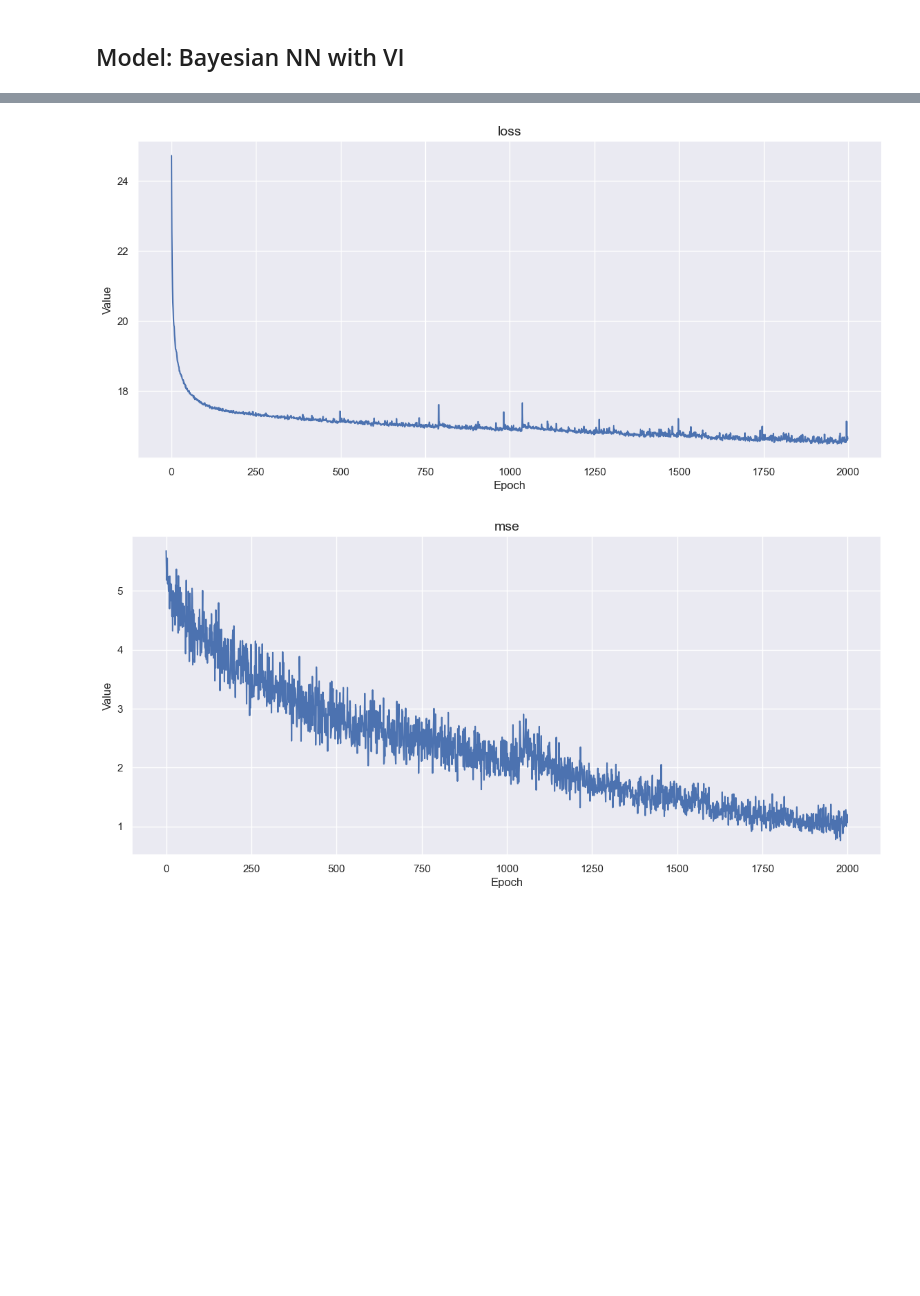
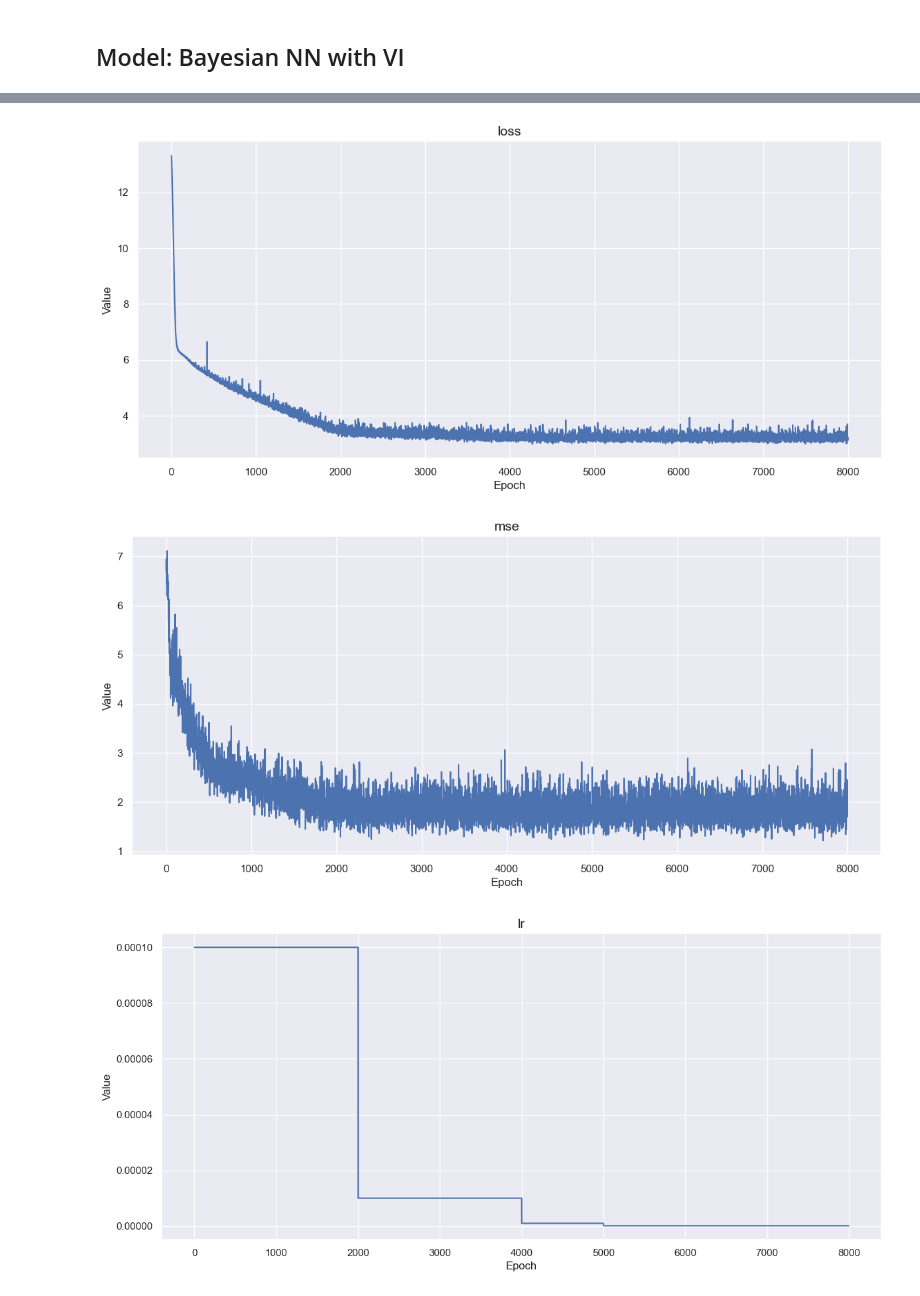
Before and after one commit to emanuele-moscato/bayesian-explorations, a Jupyter notebook: notebooks/regression_techniques_review.ipynb, the cells around one changed output, grey strips where cells are left out. Cells and saved outputs as stored; diff of their text form; code cells hidden in the pictures; blank space fills up the shorter version.

```diff
--- a/notebooks/regression_techniques_review.ipynb
+++ b/notebooks/regression_techniques_review.ipynb
@@ -196,16 +207,13 @@ INFO:tensorflow:Assets written to: ../models/regression_review_probabilistic_mod
 # %% [markdown]
 ## Model: Bayesian NN with VI
 # %%
-from tfp_utilities import get_divergence_fn
-
-
-divergence_fn = get_divergence_fn(norm_factor=x.shape[0])
+divergence_fn = get_divergence_fn(norm_factor=5. * x.shape[0])
 # %%
 model_bayesian_vi = tf.keras.Sequential([
     BatchNormalization(),
     tfp.layers.DenseLocalReparameterization(units=40, activation='relu', kernel_divergence_fn=divergence_fn),
-    BatchNormalization(),
     tfp.layers.DenseLocalReparameterization(units=40, activation='relu', kernel_divergence_fn=divergence_fn),
+    tfp.layers.DenseLocalReparameterization(units=20, activation=None, kernel_divergence_fn=divergence_fn),
     tfp.layers.DenseLocalReparameterization(units=2, kernel_divergence_fn=divergence_fn),
     tfp.layers.DistributionLambda(
         lambda t: tfd.Independent(
@@ -217,9 +225,9 @@ model_bayesian_vi = tf.keras.Sequential([
 
 history_bayesian_vi_full = {}
 # %%
-learning_rate = 1e-3
+learning_rate = 1e-4
 
-optimizer_bayesian_vi = tf.keras.optimizers.SGD(learning_rate=learning_rate, momentum=False)
+optimizer_bayesian_vi = tf.keras.optimizers.Adam(learning_rate=learning_rate)
 
 model_bayesian_vi.compile(
     optimizer=optimizer_bayesian_vi,
@@ -255,13 +263,18 @@ _________________________________________________________________
+# %%
+lr_schedule = tf.keras.optimizers.schedules.PiecewiseConstantDecay(
+    boundaries=[2000, 4000, 5000],
+    values=[1e-4, 1e-5, 1e-6, 1e-7]
+)
 # %%
-epochs = 1000
+epochs = 8000
 
 history_bayesian_vi = model_bayesian_vi.fit(
     x=x,
     y=y,
     epochs=epochs,
-    callbacks=[NEpochsLogger(5)],
+    callbacks=[NEpochsLogger(50), tf.keras.callbacks.LearningRateScheduler(lr_schedule)],
     verbose=0,
-    batch_size=128
+    batch_size=None
 )
 
 history_bayesian_vi_full = append_to_full_history(history_bayesian_vi, history_bayesian_vi_full)
@@ -288,5 +301,6 @@ Epoch: 995 - loss: 17.137351989746094 - mse: 1.2802540063858032
-[figure, old version]
+[figure, new version]
-[figure, old version]
+[figure, new version]
+[figure, added]
 # %%
 plot_prediction_distr(
     x,
```
Also changed, not shown: parts of 27 cells of this notebook, 2 other files.
